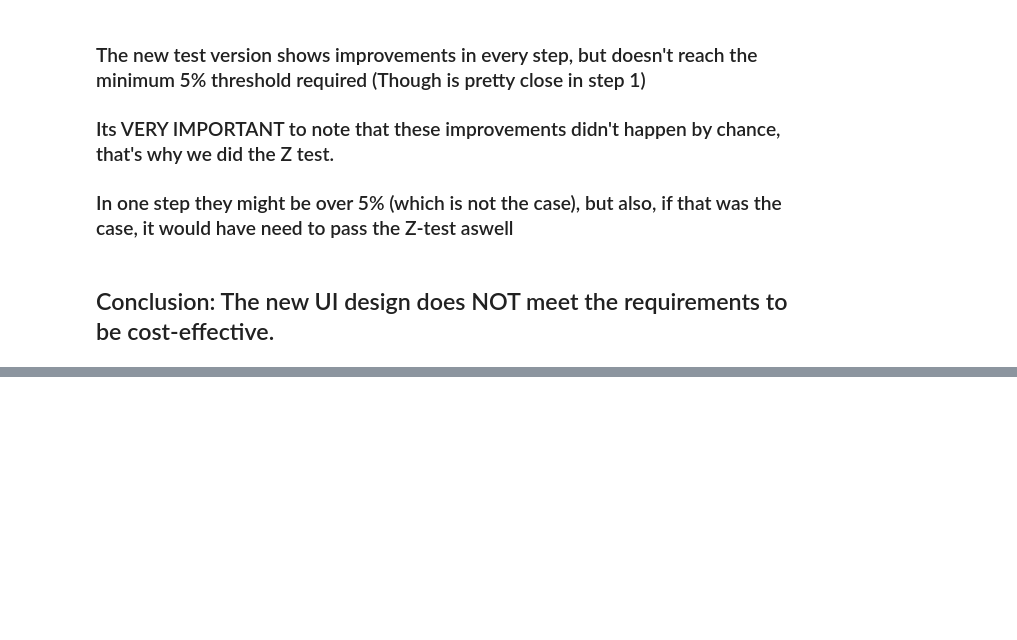
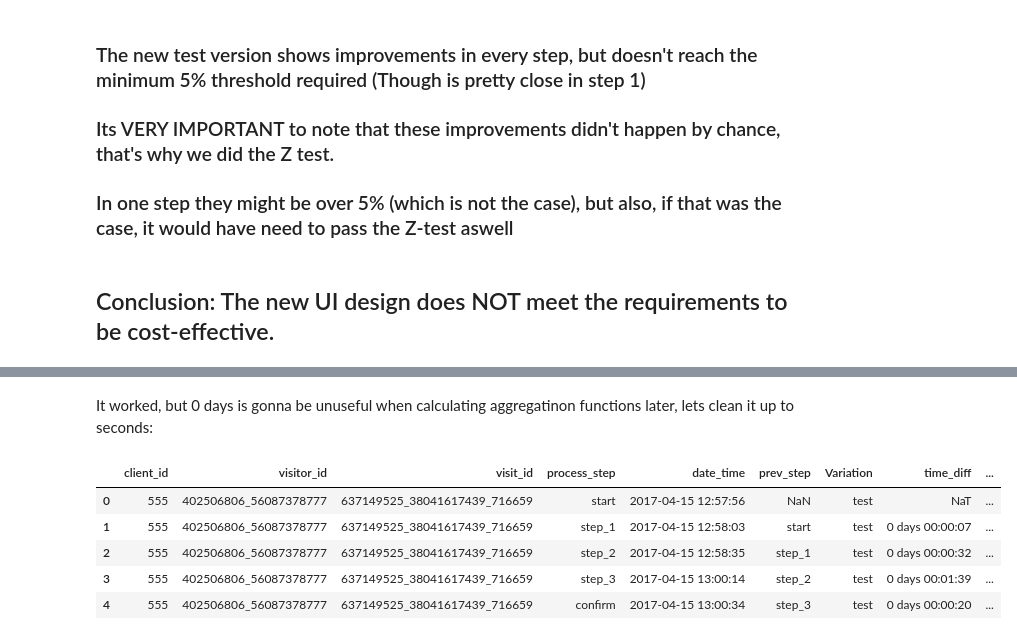
Before and after one commit to BMAS30/2nd-project, a Jupyter notebook: notebooks/alex.ipynb, the cells around one changed output, grey strips where cells are left out. Drawn from its saved outputs; the diff is of its cells as text; code cells hidden in the pictures; blank space fills up the shorter version.

```diff
--- a/notebooks/alex.ipynb
+++ b/notebooks/alex.ipynb
@@ -473,0 +503,2 @@ plt.show()
+# %%
+df_Hipotesis["time_diff"] = df_Hipotesis.groupby(["client_id", "visit_id"])["date_time"].diff()
@@ -473,0 +517,2 @@ plt.show()
+# %% [markdown]
+It worked, but 0 days is gonna be unuseful when calculating aggregatinon functions later, lets clean it up to seconds:
@@ -473,0 +521,10 @@ plt.show()
+# %%
+client_555 = df_Hipotesis[df_Hipotesis['client_id'] == 555]
+client_555
+# %% [output]
+|  | client_id | visitor_id | visit_id | process_step | date_time | prev_step | Variation | time_diff | ... |
+| 0 | 555 | 402506806_56087378777 | 637149525_38041617439_716659 | start | 2017-04-15 12:57:56 | NaN | test | NaT | ... |
+| 1 | 555 | 402506806_56087378777 | 637149525_38041617439_716659 | step_1 | 2017-04-15 12:58:03 | start | test | 0 days 00:00:07 | ... |
+| 2 | 555 | 402506806_56087378777 | 637149525_38041617439_716659 | step_2 | 2017-04-15 12:58:35 | step_1 | test | 0 days 00:00:32 | ... |
+| 3 | 555 | 402506806_56087378777 | 637149525_38041617439_716659 | step_3 | 2017-04-15 13:00:14 | step_2 | test | 0 days 00:01:39 | ... |
+| 4 | 555 | 402506806_56087378777 | 637149525_38041617439_716659 | confirm | 2017-04-15 13:00:34 | step_3 | test | 0 days 00:00:20 | ... |
```
Also changed, not shown: parts of 16 cells of this notebook, 1 other file.
